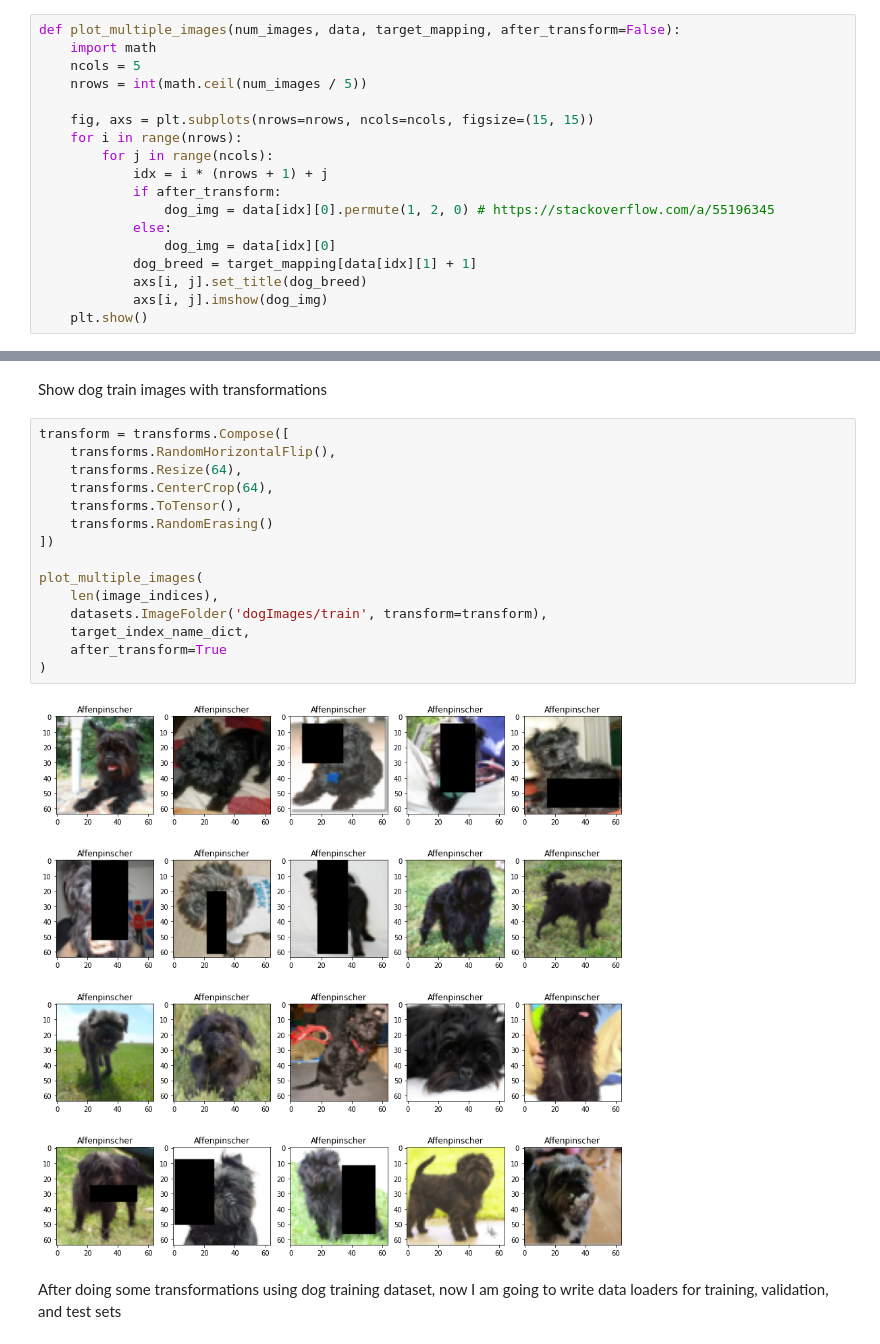
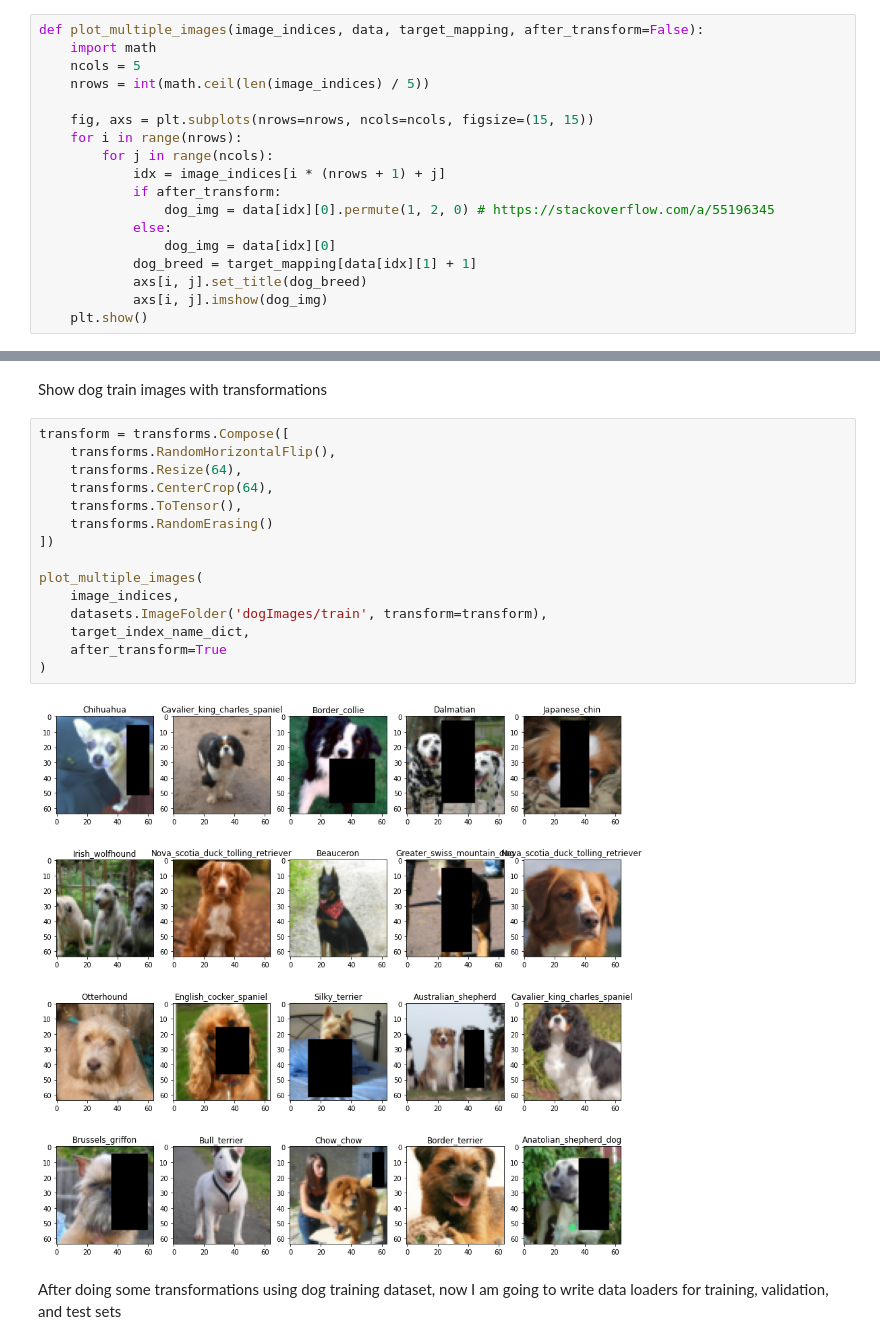
Before and after one commit to cyyeh/ml-engineering-ndegree, a Jupyter notebook: projects/capstone-project/dog_app.ipynb, the cells around one changed output, grey strips where cells are left out. Drawn from its saved outputs; the diff is of its cells as text.

```diff
--- a/projects/capstone-project/dog_app.ipynb
+++ b/projects/capstone-project/dog_app.ipynb
@@ -484,15 +488,15 @@ image_indices = np.random.choice(dog_train_datasets_size, num_images)
 # %% [markdown]
 Show dog train images without transformation
 # %%
-def plot_multiple_images(num_images, data, target_mapping, after_transform=False):
+def plot_multiple_images(image_indices, data, target_mapping, after_transform=False):
     import math
     ncols = 5
-    nrows = int(math.ceil(num_images / 5))
+    nrows = int(math.ceil(len(image_indices) / 5))
 
     fig, axs = plt.subplots(nrows=nrows, ncols=ncols, figsize=(15, 15))
     for i in range(nrows):
         for j in range(ncols):
-            idx = i * (nrows + 1) + j
+            idx = image_indices[i * (nrows + 1) + j]
             if after_transform:
                 dog_img = data[idx][0].permute(1, 2, 0) # https://stackoverflow.com/a/55196345
             else:
@@ -510,20 +514,20 @@ Show dog train images with transformations
 # %%
 transform = transforms.Compose([
     transforms.RandomHorizontalFlip(),
     transforms.Resize(64),
     transforms.CenterCrop(64),
     transforms.ToTensor(),
     transforms.RandomErasing()
 ])
 
 plot_multiple_images(
-    len(image_indices),
+    image_indices,
     datasets.ImageFolder('dogImages/train', transform=transform),
     target_index_name_dict,
     after_transform=True
 )
 # %% [output]
-[figure, old version]
+[figure, new version]
 # %% [markdown]
 After doing some transformations using dog training dataset, now I am going to write data loaders for training, validation, and test sets
 # %%
```
Also changed, not shown: parts of 10 cells of this notebook.
